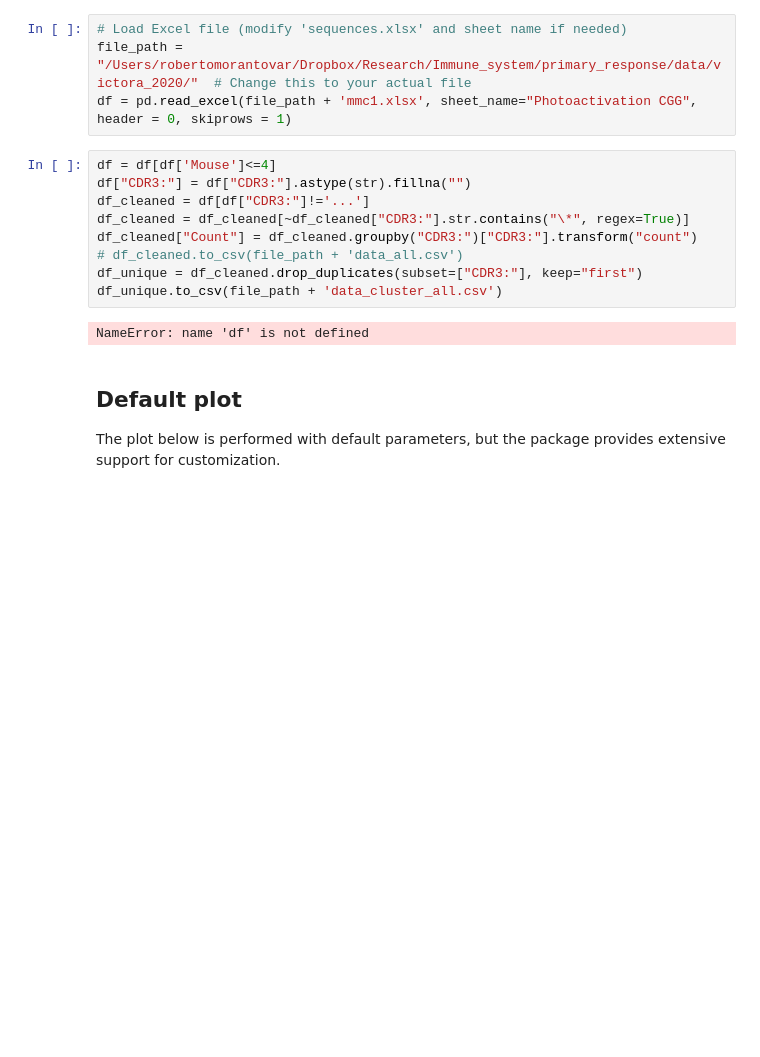
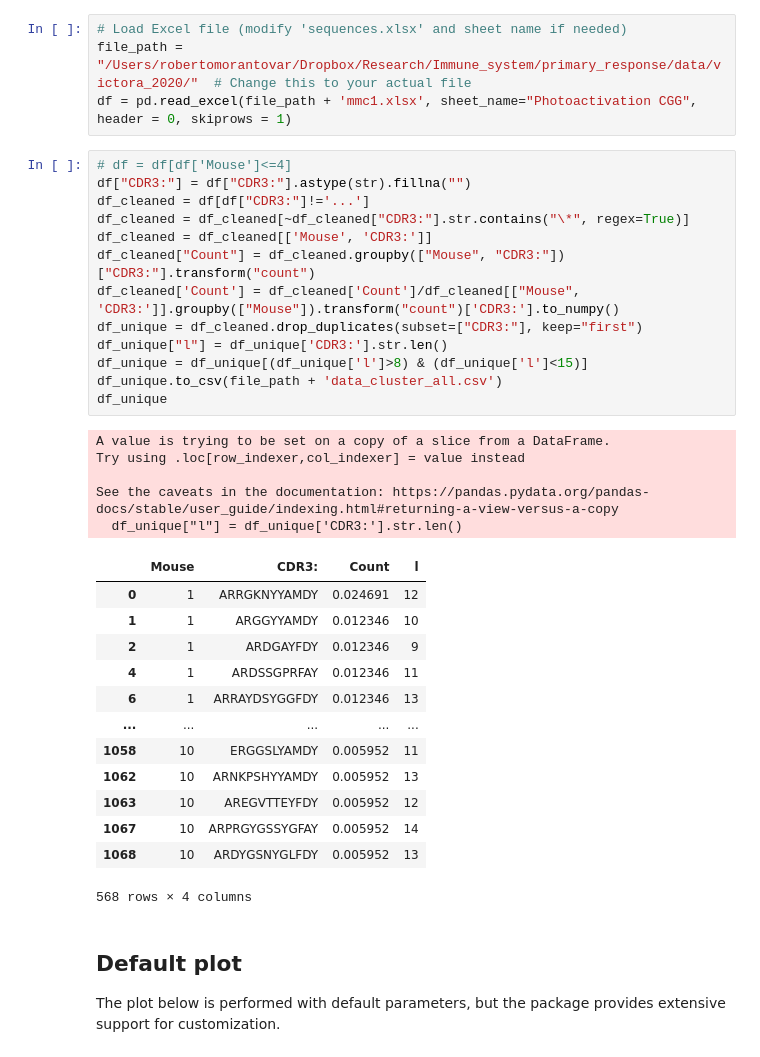
Before and after one commit to rmorantovar/Immune_System, a Jupyter notebook: Jupyter_notebooks/repertoire_entropy/similarity_clustermap.ipynb, the cells around one changed output. Saved outputs shown, nothing was run; the diff lists cells and outputs as text; blank space fills up the shorter version.

```diff
--- a/Jupyter_notebooks/repertoire_entropy/similarity_clustermap.ipynb
+++ b/Jupyter_notebooks/repertoire_entropy/similarity_clustermap.ipynb
@@ -11,16 +9,37 @@ ModuleNotFoundError: No module named 'pyrepseq'
 file_path = "/Users/robertomorantovar/Dropbox/Research/Immune_system/primary_response/data/victora_2020/"  # Change this to your actual file
 df = pd.read_excel(file_path + 'mmc1.xlsx', sheet_name="Photoactivation CGG", header = 0, skiprows = 1)
 # %%
-df = df[df['Mouse']<=4]
+# df = df[df['Mouse']<=4]
 df["CDR3:"] = df["CDR3:"].astype(str).fillna("")
 df_cleaned = df[df["CDR3:"]!='...']
 df_cleaned = df_cleaned[~df_cleaned["CDR3:"].str.contains("\*", regex=True)]
-df_cleaned["Count"] = df_cleaned.groupby("CDR3:")["CDR3:"].transform("count")
-# df_cleaned.to_csv(file_path + 'data_all.csv')
+df_cleaned = df_cleaned[['Mouse', 'CDR3:']]
+df_cleaned["Count"] = df_cleaned.groupby(["Mouse", "CDR3:"])["CDR3:"].transform("count")
+df_cleaned['Count'] = df_cleaned['Count']/df_cleaned[["Mouse", 'CDR3:']].groupby(["Mouse"]).transform("count")['CDR3:'].to_numpy()
 df_unique = df_cleaned.drop_duplicates(subset=["CDR3:"], keep="first")
+df_unique["l"] = df_unique['CDR3:'].str.len()
+df_unique = df_unique[(df_unique['l']>8) & (df_unique['l']<15)]
 df_unique.to_csv(file_path + 'data_cluster_all.csv')
+df_unique
 # %% [output]
-NameError: name 'df' is not defined
+A value is trying to be set on a copy of a slice from a DataFrame.
+Try using .loc[row_indexer,col_indexer] = value instead
+
+See the caveats in the documentation: https://pandas.pydata.org/pandas-docs/stable/user_guide/indexing.html#returning-a-view-versus-a-copy
+  df_unique["l"] = df_unique['CDR3:'].str.len()
+|  | Mouse | CDR3: | Count | l |
+| 0 | 1 | ARRGKNYYAMDY | 0.024691 | 12 |
+| 1 | 1 | ARGGYYAMDY | 0.012346 | 10 |
+| 2 | 1 | ARDGAYFDY | 0.012346 | 9 |
+| 4 | 1 | ARDSSGPRFAY | 0.012346 | 11 |
+| 6 | 1 | ARRAYDSYGGFDY | 0.012346 | 13 |
+| ... | ... | ... | ... | ... |
+| 1058 | 10 | ERGGSLYAMDY | 0.005952 | 11 |
+| 1062 | 10 | ARNKPSHYYAMDY | 0.005952 | 13 |
+| 1063 | 10 | AREGVTTEYFDY | 0.005952 | 12 |
+| 1067 | 10 | ARPRGYGSSYGFAY | 0.005952 | 14 |
+| 1068 | 10 | ARDYGSNYGLFDY | 0.005952 | 13 |
+568 rows × 4 columns
 # %% [markdown]
 ## Default plot
 
```
Also changed, not shown: parts of 10 cells of this notebook, 29 other files.
